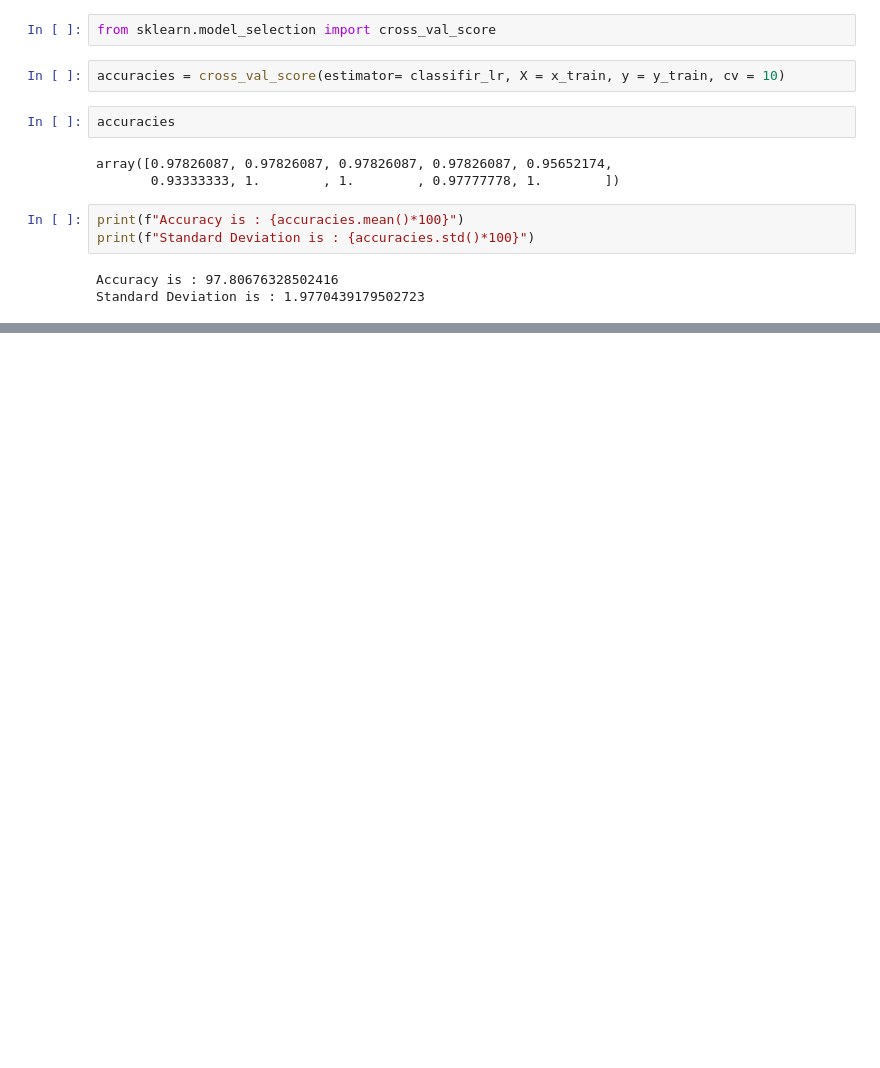
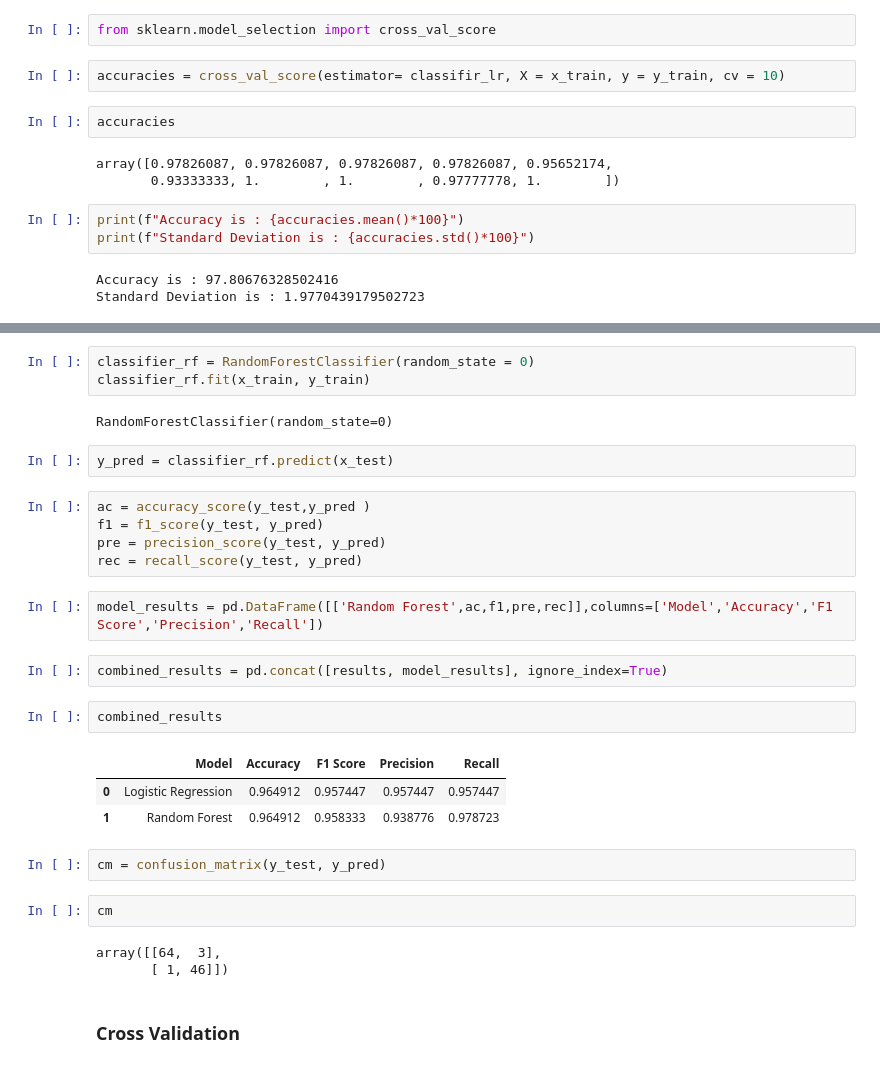
Before and after one commit to beniamine3155/Breast_Cancer-_Wisconsin_ML_Project, a Jupyter notebook: breast_cancer.ipynb, the cells around one changed output, grey strips where cells are left out. Saved outputs shown, nothing was run; the diff lists cells and outputs as text; blank space fills up the shorter version.

Commit message:
model evaluated

```diff
--- a/breast_cancer.ipynb
+++ b/breast_cancer.ipynb
@@ -396,0 +401,31 @@ Standard Deviation is : 1.9770439179502723
+# %%
+classifier_rf = RandomForestClassifier(random_state = 0)
+classifier_rf.fit(x_train, y_train)
+# %% [output]
+RandomForestClassifier(random_state=0)
+# %%
+y_pred = classifier_rf.predict(x_test)
+# %%
+ac = accuracy_score(y_test,y_pred )
+f1 = f1_score(y_test, y_pred)
+pre = precision_score(y_test, y_pred)
+rec = recall_score(y_test, y_pred)
+# %%
+model_results = pd.DataFrame([['Random Forest',ac,f1,pre,rec]],columns=['Model','Accuracy','F1 Score','Precision','Recall'])
+# %%
+combined_results = pd.concat([results, model_results], ignore_index=True)
+# %%
+combined_results
+# %% [output]
+|  | Model | Accuracy | F1 Score | Precision | Recall |
+| 0 | Logistic Regression | 0.964912 | 0.957447 | 0.957447 | 0.957447 |
+| 1 | Random Forest | 0.964912 | 0.958333 | 0.938776 | 0.978723 |
+# %%
+cm = confusion_matrix(y_test, y_pred)
+# %%
+cm
+# %% [output]
+array([[64,  3],
+       [ 1, 46]])
+# %% [markdown]
+### Cross Validation
```
Also changed, not shown: parts of 16 cells of this notebook.
